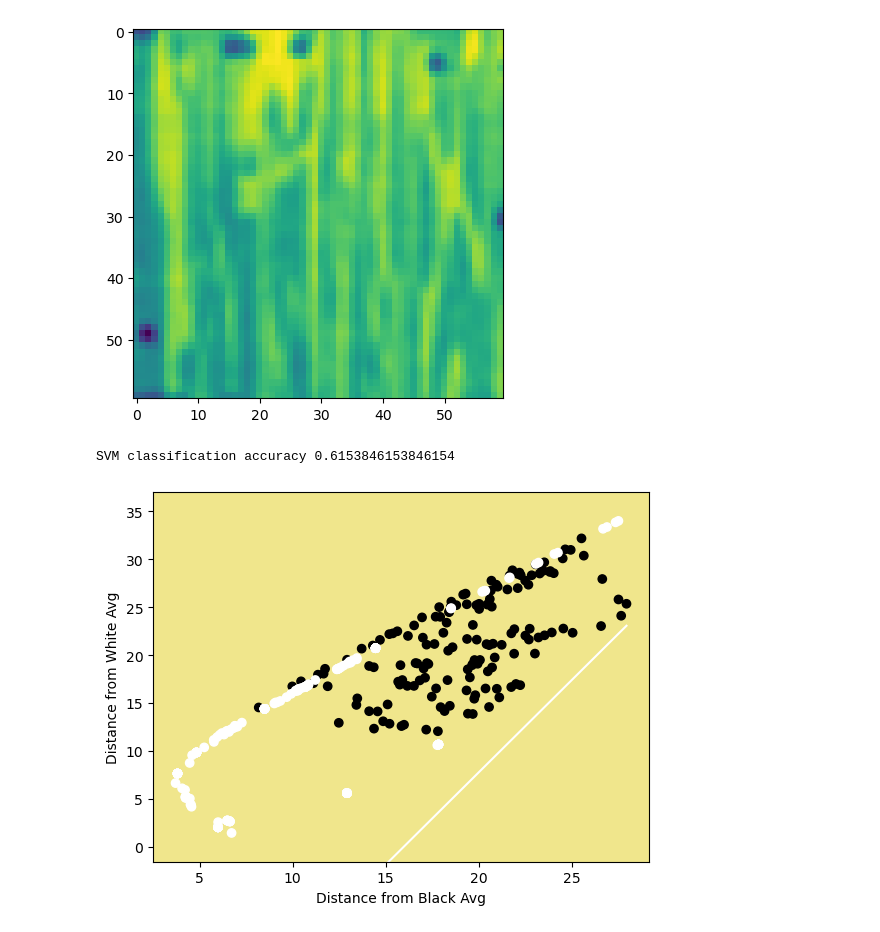
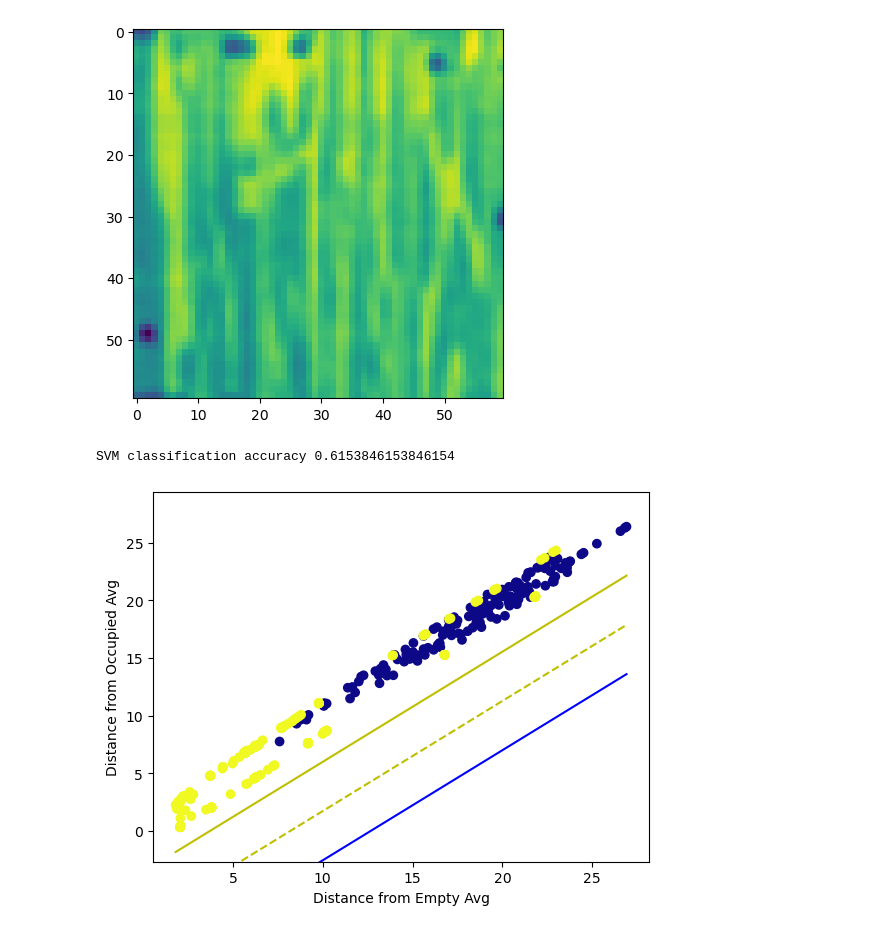
Before and after one commit to JoeErazo/chessboard-analyzer, a Jupyter notebook: prep_train_test.ipynb, the cells around one changed output. Cells and saved outputs as stored; diff of their text form; code cells hidden in the pictures.

```diff
--- a/prep_train_test.ipynb
+++ b/prep_train_test.ipynb
@@ -758,23 +771,23 @@ plt.imshow(avg_le)
 
 #dark
 #occupied to avg
-d_b_to_o = get_distances(feature_vector(avg_occupied), "dark_squares_txt/black_pieces_txt")
-d_w_to_o = get_distances(feature_vector(avg_occupied), "dark_squares_txt/white_pieces_txt")
+d_b_to_o = get_distances(feature_vector(avg_do), "dark_squares_txt/black_pieces_txt")
+d_w_to_o = get_distances(feature_vector(avg_do), "dark_squares_txt/white_pieces_txt")
 d_o_to_o = np.concatenate((d_b_to_o, d_w_to_o), axis=0) #dark occupied x
 
-d_b_to_e = get_distances(feature_vector(avg_empty), "dark_squares_txt/black_pieces_txt")
-d_w_to_e = get_distances(feature_vector(avg_empty), "dark_squares_txt/white_pieces_txt")
+d_b_to_e = get_distances(feature_vector(avg_de), "dark_squares_txt/black_pieces_txt")
+d_w_to_e = get_distances(feature_vector(avg_de), "dark_squares_txt/white_pieces_txt")
 d_o_to_e = np.concatenate((d_b_to_e, d_w_to_e), axis=0) #dark occupied y
 
 #empty to avg
-d_e_to_o = get_distances(feature_vector(avg_occupied), "empty_squares_txt/dark_squares_txt") #dark empty x
-d_e_to_e = get_distances(feature_vector(avg_empty), "empty_squares_txt/dark_squares_txt") #dark empty y
+d_e_to_o = get_distances(feature_vector(avg_do), "empty_squares_txt/dark_squares_txt") #dark empty x
+d_e_to_e = get_distances(feature_vector(avg_de), "empty_squares_txt/dark_squares_txt") #dark empty y
 
 do = np.array([(lambda i: np.array([d_o_to_o[i], d_o_to_e[i]]))(i) for i in range(d_o_to_o.size)])
 de = np.array([(lambda i: np.array([d_e_to_o[i], d_e_to_e[i]]))(i) for i in range(d_e_to_o.size)])
 
 x_de_train = np.concatenate((do,de),axis=0)
-y_de_train = np.append((np.ones(db.shape[0])*-1), np.ones(de.shape[0]))
+y_de_train = np.append((np.ones(do.shape[0])*-1), np.ones(de.shape[0]))
 
 ###########################
 
@@ -793,14 +806,46 @@ y_de_train = np.append((np.ones(db.shape[0])*-1), np.ones(de.shape[0]))
 # l_e_to_e = get_distances(feature_vector(avg_empty), "empty_squares_text/light_squares_txt") #light empty y
 # %%
 #dark empty squares
+def visualize_svm_e(svm, X, y):
+    def get_hyperplane_value(x, weights, bias, offset):
+        return (-weights[0] * x + bias + offset) / weights[1]
+
+    fig = plt.figure()
+    ax = fig.add_subplot(1, 1, 1)
+    plt.scatter(X[:, 0], X[:, 1], marker="o", c=y, cmap="plasma")
+    plt.xlabel("Distance from Empty Avg")
+    plt.ylabel("Distance from Occupied Avg")
+
+    dx_1 = np.amin(X[:, 0])
+    dx_2 = np.amax(X[:, 0])
+
+    dy_1 = get_hyperplane_value(dx_1, svm.weights, svm.bias, 0)
+    dy_2 = get_hyperplane_value(dx_2, svm.weights, svm.bias, 0)
+
+    by_1 = get_hyperplane_value(dx_1, svm.weights, svm.bias, -1)
+    by_2 = get_hyperplane_value(dx_2, svm.weights, svm.bias, -1)
+
+    wy_1 = get_hyperplane_value(dx_1, svm.weights, svm.bias, 1)
+    wy_2 = get_hyperplane_value(dx_2, svm.weights, svm.bias, 1)
+
+    ax.plot([dx_1, dx_2], [dy_1, dy_2], "y--") # decision boundary
+    ax.plot([dx_1, dx_2], [by_1, by_2], "b") # black sv
+    ax.plot([dx_1, dx_2], [wy_1, wy_2], "y") # white sv
+
+    dy_min = np.amin(X[:, 1])
+    dy_max = np.amax(X[:, 1])
+    ax.set_ylim([dy_min - 3, dy_max + 3])
+
+    plt.show()
+
 de_svm = SVM()
 de_svm.fit(x_de_train, y_de_train)
 predictions = de_svm.predict(x_de_train)
 print("SVM classification accuracy", accuracy(y_de_train, predictions))
-visualize_svm(de_svm, x_de_train, y_de_train)
+visualize_svm_e(de_svm, x_de_train, y_de_train)
 # %% [output]
 SVM classification accuracy 0.6153846153846154
-[figure, old version]
+[figure, new version]
 # %%
 #ONLY FOR DOCUMENTATION
 #########
```
Also changed, not shown: parts of 2 cells of this notebook, 1 other file.
